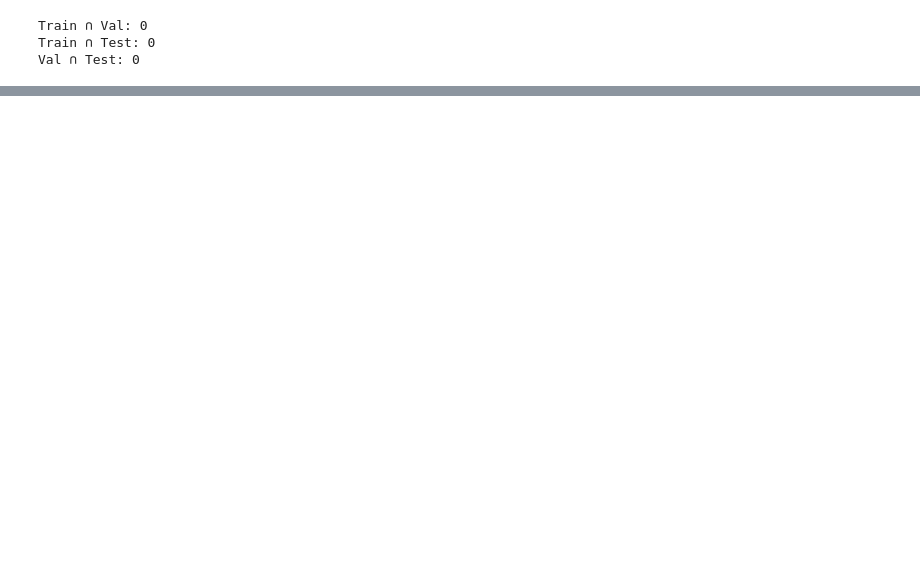
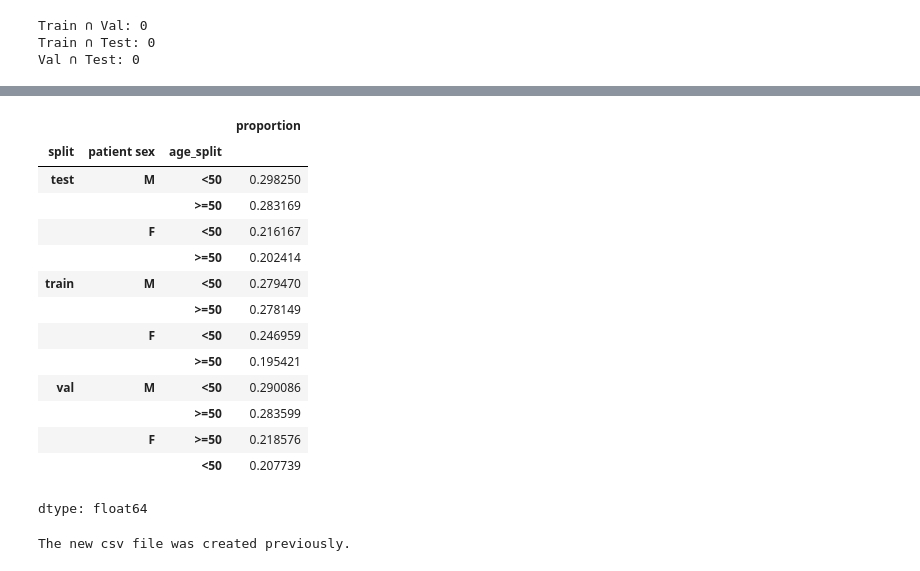
Before and after one commit to weixisee/COMP3931_Individual_Project, a Jupyter notebook: notebook/1_DataPreprocessing.ipynb, the cells around one changed output, grey strips where cells are left out. Saved outputs shown, nothing was run; the diff lists cells and outputs as text; code cells hidden in the pictures; blank space fills up the shorter version.

```diff
--- a/notebook/1_DataPreprocessing.ipynb
+++ b/notebook/1_DataPreprocessing.ipynb
@@ -100,3 +71,0 @@ print(num_no_finding)
-# %%
-df["tasks/atelectasis_label"] = df["disease labels"].str.contains("Atelectasis", na=False).astype(int)
-df["tasks/pneumonia_label"] = df["disease labels"].str.contains("Pneumonia", na=False).astype(int)
@@ -119,3 +71,0 @@ dtype: float64
-# %%
-# include binary column for effusion
-df["tasks/effusion_label"] = df["disease labels"].str.contains("Effusion", na=False).astype(int)
@@ -321,6 +277,0 @@ Identify the distribution of patients' age in the dataset.
-# %%
-# the age are grouped into three (people less than 40 years old, patients between 40 to 64 years old and patients of 65 years old and above)
-bins = [-float('inf'), 40, 65, float('inf')]
-age_labels = ['<40', '40-65', '>65']
-
-df['patient_age_group'] = pd.cut(df['patient_age'], bins=bins, labels=age_labels, right=False)
@@ -612,0 +319,3 @@ def age_disparity(y_true, y_prob, df, threshold):
+# %%
+df['age_split'] = df['patient_age'].apply(lambda x:'<50' if x < 50 else '>=50')
+df['age_split'].value_counts(normalize=True)
@@ -612,0 +352,28 @@ def age_disparity(y_true, y_prob, df, threshold):
+# %%
+df.groupby('split')[['patient sex', 'age_split']].value_counts(normalize=True)
+# %% [output]
+|  |  |  | proportion |
+| split | patient sex | age_split |  |
+| test | M | <50 | 0.298250 |
+|  |  | >=50 | 0.283169 |
+|  | F | <50 | 0.216167 |
+|  |  | >=50 | 0.202414 |
+| train | M | <50 | 0.279470 |
+|  |  | >=50 | 0.278149 |
+|  | F | <50 | 0.246959 |
+|  |  | >=50 | 0.195421 |
+| val | M | <50 | 0.290086 |
+|  |  | >=50 | 0.283599 |
+|  | F | >=50 | 0.218576 |
+|  |  | <50 | 0.207739 |
+dtype: float64
+# %%
+# convert the modifed df to a new csv file which includes the binary atelectasis label column
+new_csv_path = "/content/drive/MyDrive/IndividualProject/cxr/processed_data_v3.csv"
+
+if os.path.exists(new_csv_path):
+    print("The new csv file was created previously.")
+else:
+    df.to_csv(new_csv_path, index=False)
+# %% [output]
+The new csv file was created previously.
```
Also changed, not shown: parts of 82 cells of this notebook.
